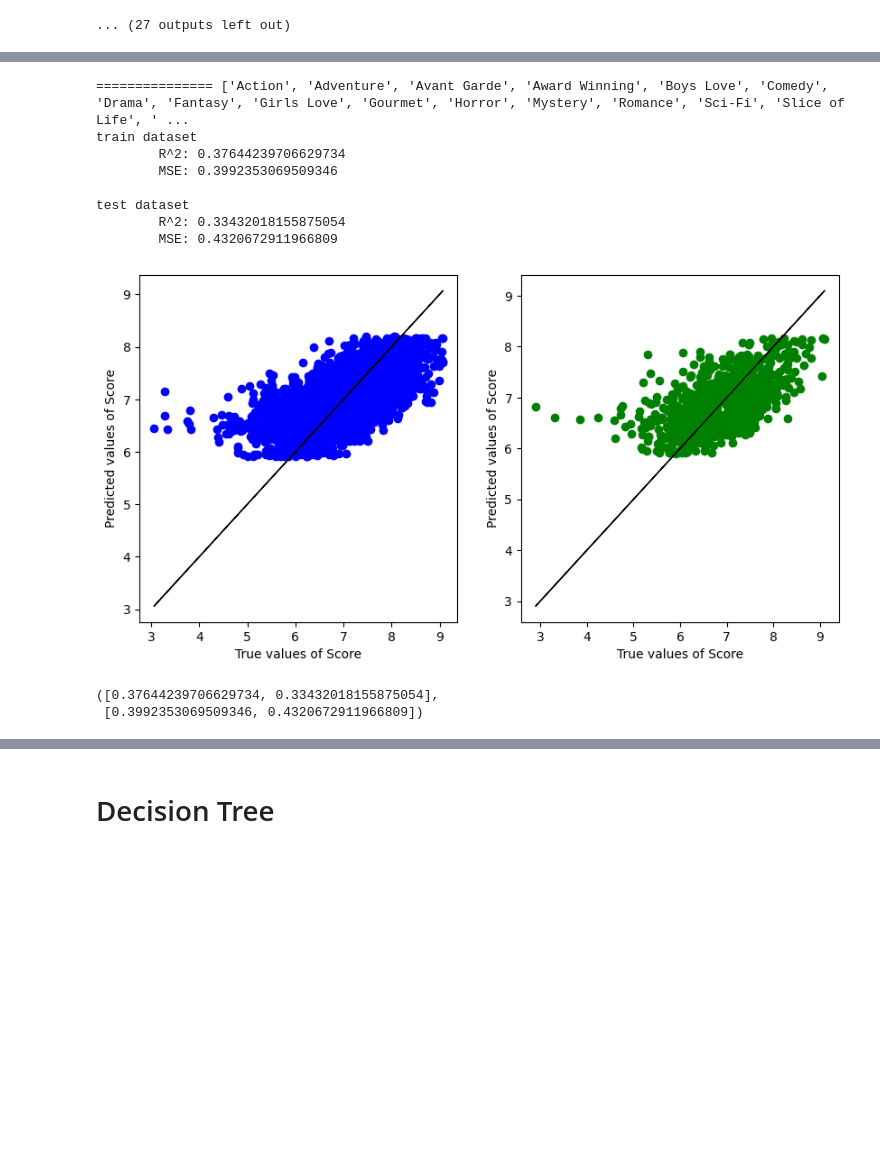
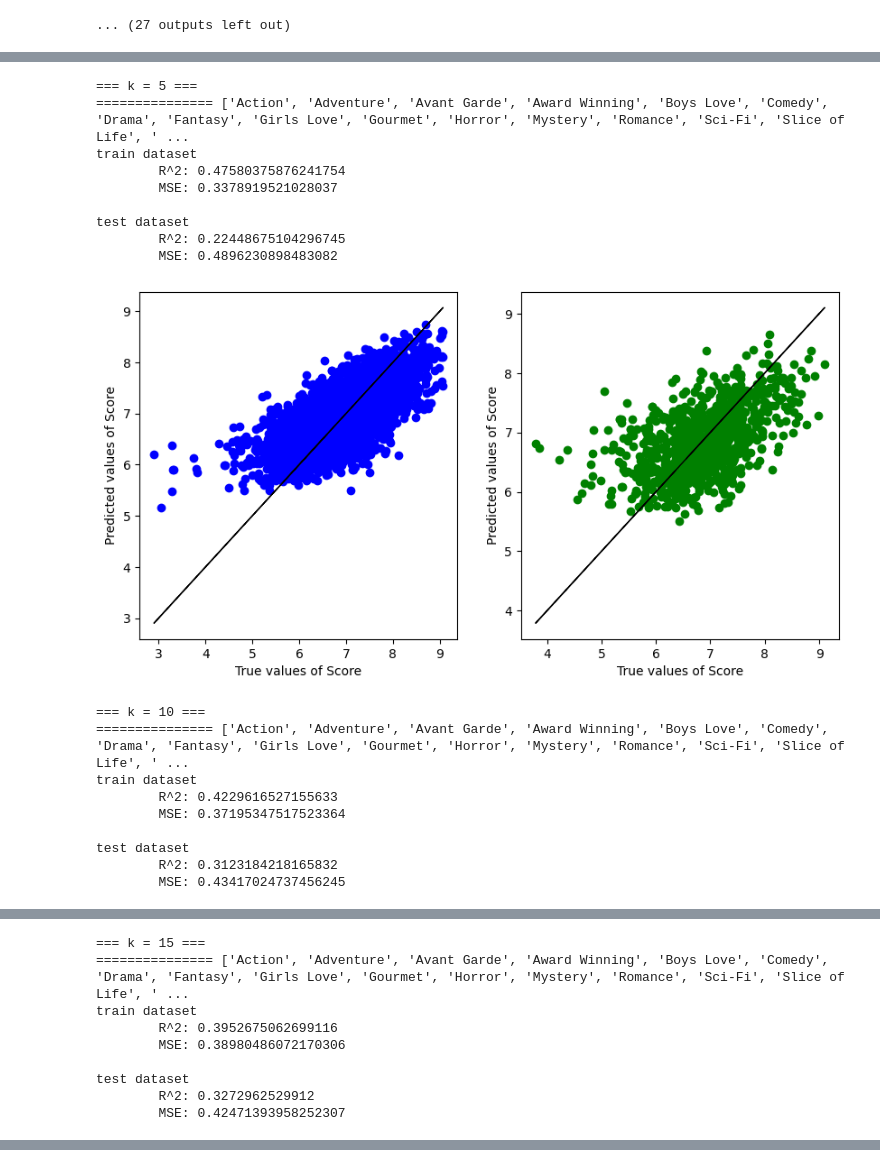
Before and after one commit to GabrielLim01/SC1015-Anime-Analysis, a Jupyter notebook: mal.ipynb, the cells around one changed output, grey strips where cells are left out. Drawn from its saved outputs; the diff is of its cells as text; code cells hidden in the pictures; blank space fills up the shorter version.

```diff
--- a/mal.ipynb
+++ b/mal.ipynb
@@ -24,6 +24,7 @@ int_cols = ['Rank','Episodes','Scored By','Popularity','Favorites','Members','Pr
 float_cols = ['Score']
 
 genres = ['Action', 'Adventure', 'Avant Garde', 'Award Winning', 'Boys Love', 'Comedy', 'Drama', 'Fantasy', 'Girls Love', 'Gourmet', 'Horror', 'Mystery', 'Romance', 'Sci-Fi', 'Slice of Life', 'Sports', 'Supernatural', 'Suspense', 'Ecchi']
+studios = ['Toei Animation', 'Sunrise', 'J.C.Staff', 'Madhouse', 'Studio Deen', 'TMS Entertainment', 'Nippon Animation', 'Pierrot', 'A-1 Pictures', 'OLM', 'Tatsunoko Production', 'Production I.G', 'Gonzo', 'Xebec', 'Bones', 'SILVER LINK.', 'Satelight', 'Doga Kobo', 'Shaft', "Brain's Base", 'LIDENFILMS', 'Group TAC', 'MAPPA', 'Shin-Ei Animation', 'feel.', 'Diomedéa', 'AIC', 'Studio Comet', 'Zexcs', 'Kyoto Animation', 'Lerche', 'Tokyo Movie Shinsha', 'P.A. Works', 'Gallop', 'Ashi Productions', 'Studio Hibari', '8bit', 'DLE', 'Tezuka Productions', 'Seven', 'Studio Gokumi', 'Bandai Namco Pictures', 'Gainax', 'Bee Train', 'Kinema Citrus', 'SynergySP', 'Arms', 'Project No.9', 'David Production', 'TNK', 'Telecom Animation Film', 'White Fox', 'Wit Studio']
 
 types = dict([(i,'category') for i in category_cols])
 
@@ -327 +331,5 @@ We use the genre data, as well as popularity. Using rank is cheating as it is ba
+# %%
+y = genres.copy()
+y = y + studios
+y.append('Popularity')
 # %%
@@ -399,19 +407,26 @@ def knn(x:str, y:str, train_set:object, test_set:object, k:int):
 
     return r2_arr, mse_arr
 # %%
-y = genres.copy()
-y.append('Popularity')
-
-knn(x='Score',y=y,train_set=train_set, test_set=test_set, k=30)
+for i in range(5,35,5):
+    print(f'=== k = {i} ===')
+    knn(x='Score',y=y,train_set=train_set, test_set=test_set, k=i)
 # %% [output]
+=== k = 5 ===
 =============== ['Action', 'Adventure', 'Avant Garde', 'Award Winning', 'Boys Love', 'Comedy', 'Drama', 'Fantasy', 'Girls Love', 'Gourmet', 'Horror', 'Mystery', 'Romance', 'Sci-Fi', 'Slice of Life', ' ...
 train dataset
-        R^2: 0.37644239706629734
-        MSE: 0.3992353069509346
+        R^2: 0.47580375876241754
+        MSE: 0.3378919521028037
 
 test dataset
-        R^2: 0.33432018155875054
-        MSE: 0.4320672911966809
+        R^2: 0.22448675104296745
+        MSE: 0.4896230898483082
-[figure, old version]
+[figure, new version]
-([0.37644239706629734, 0.33432018155875054],
- [0.3992353069509346, 0.4320672911966809])
+=== k = 10 ===
+=============== ['Action', 'Adventure', 'Avant Garde', 'Award Winning', 'Boys Love', 'Comedy', 'Drama', 'Fantasy', 'Girls Love', 'Gourmet', 'Horror', 'Mystery', 'Romance', 'Sci-Fi', 'Slice of Life', ' ...
+train dataset
+        R^2: 0.4229616527155633
+        MSE: 0.37195347517523364
+
+test dataset
+        R^2: 0.3123184218165832
+        MSE: 0.43417024737456245
@@ -417,0 +434,9 @@ test dataset
+=== k = 15 ===
+=============== ['Action', 'Adventure', 'Avant Garde', 'Award Winning', 'Boys Love', 'Comedy', 'Drama', 'Fantasy', 'Girls Love', 'Gourmet', 'Horror', 'Mystery', 'Romance', 'Sci-Fi', 'Slice of Life', ' ...
+train dataset
+        R^2: 0.3952675062699116
+        MSE: 0.38980486072170306
+
+test dataset
+        R^2: 0.3272962529912
+        MSE: 0.42471393958252307
@@ -418,2 +473,0 @@ test dataset
-# %% [markdown]
-# Decision Tree
```
Also changed, not shown: parts of 10 cells of this notebook, 1 other file.
